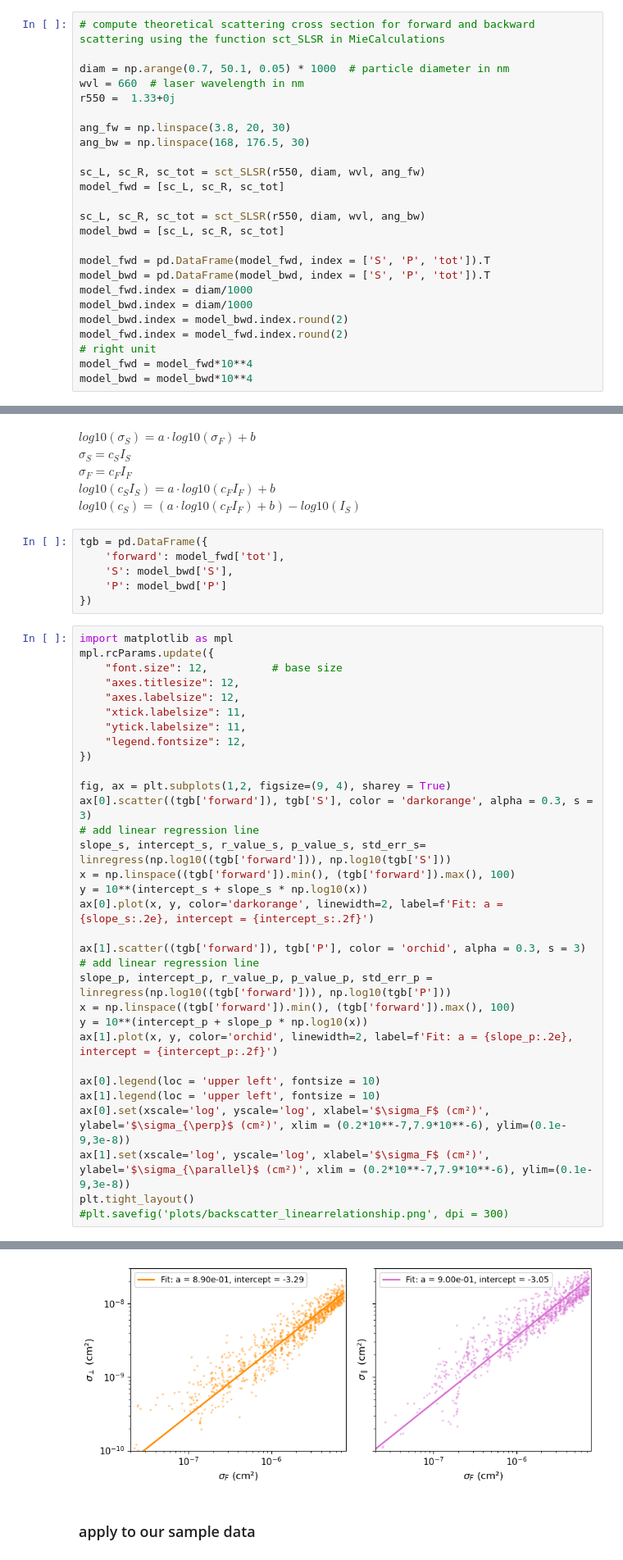
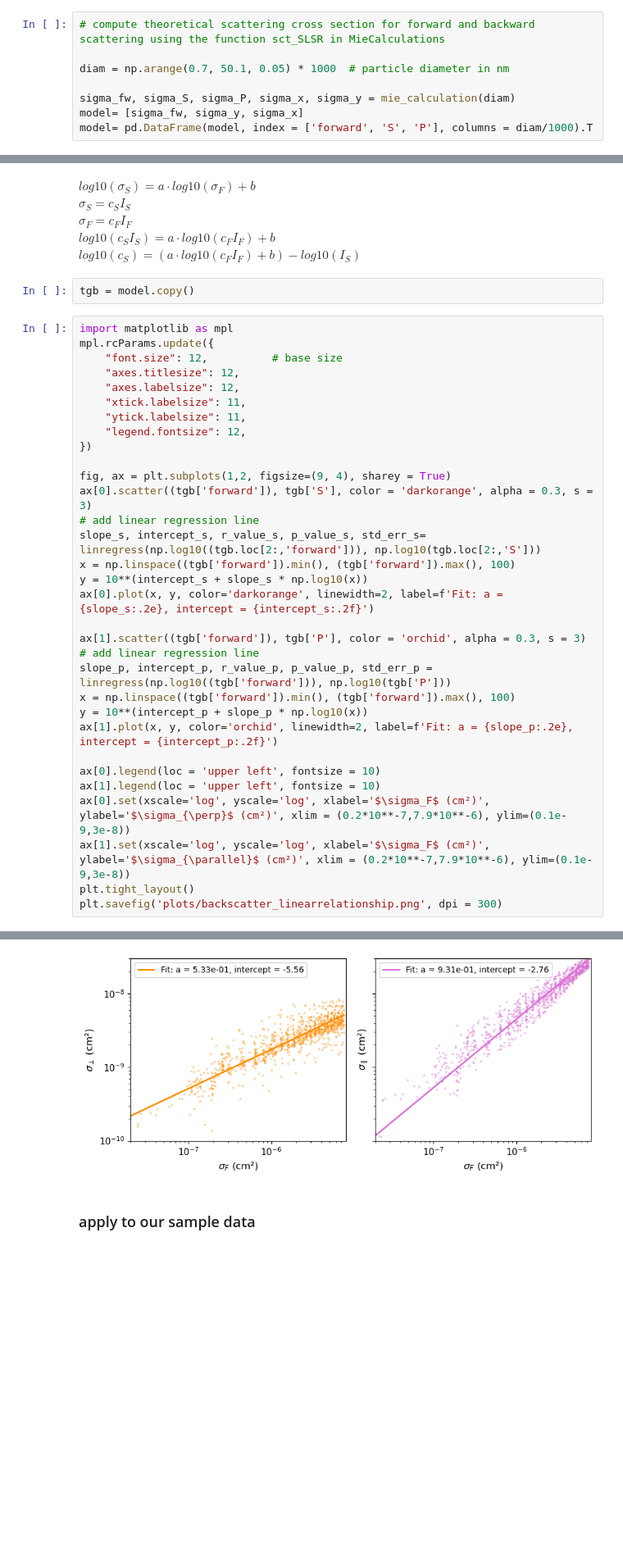
Before and after one commit to leahab/instrumentation-GFAS, a Jupyter notebook: calibrations/autocalibration_II_III.ipynb, the cells around one changed output, grey strips where cells are left out. Shown at 82% size. Cells and saved outputs as stored; diff of their text form; blank space fills up the shorter version.

```diff
--- a/calibrations/autocalibration_II_III.ipynb
+++ b/calibrations/autocalibration_II_III.ipynb
@@ -75,24 +75,7 @@ wick = sizing_model(wick)
 # compute theoretical scattering cross section for forward and backward scattering using the function sct_SLSR in MieCalculations
 
 diam = np.arange(0.7, 50.1, 0.05) * 1000  # particle diameter in nm
-wvl = 660  # laser wavelength in nm
-r550 =  1.33+0j
 
-ang_fw = np.linspace(3.8, 20, 30)
-ang_bw = np.linspace(168, 176.5, 30)
-
-sc_L, sc_R, sc_tot = sct_SLSR(r550, diam, wvl, ang_fw)
-model_fwd = [sc_L, sc_R, sc_tot]
-
-sc_L, sc_R, sc_tot = sct_SLSR(r550, diam, wvl, ang_bw)
-model_bwd = [sc_L, sc_R, sc_tot]
-
-model_fwd = pd.DataFrame(model_fwd, index = ['S', 'P', 'tot']).T
-model_bwd = pd.DataFrame(model_bwd, index = ['S', 'P', 'tot']).T
-model_fwd.index = diam/1000
-model_bwd.index = diam/1000
-model_bwd.index = model_bwd.index.round(2)
-model_fwd.index = model_fwd.index.round(2)
-# right unit
-model_fwd = model_fwd*10**4
-model_bwd = model_bwd*10**4
+sigma_fw, sigma_S, sigma_P, sigma_x, sigma_y = mie_calculation(diam)
+model= [sigma_fw, sigma_y, sigma_x]
+model= pd.DataFrame(model, index = ['forward', 'S', 'P'], columns = diam/1000).T
@@ -176,11 +159,7 @@ $ \sigma_F = c_F I_F $ \
 $ log10(c_S I_S) = a \cdot log10(c_F I_F )+b$ \
 $ log10(c_S) = (a \cdot log10(c_F I_F )+b)-log10(I_S)$
 # %%
-tgb = pd.DataFrame({
-    'forward': model_fwd['tot'],
-    'S': model_bwd['S'],
-    'P': model_bwd['P']
-})
+tgb = model.copy()
 # %%
 import matplotlib as mpl
 mpl.rcParams.update({
@@ -195,7 +174,7 @@ mpl.rcParams.update({
 fig, ax = plt.subplots(1,2, figsize=(9, 4), sharey = True)
 ax[0].scatter((tgb['forward']), tgb['S'], color = 'darkorange', alpha = 0.3, s = 3)
 # add linear regression line
-slope_s, intercept_s, r_value_s, p_value_s, std_err_s= linregress(np.log10((tgb['forward'])), np.log10(tgb['S']))
+slope_s, intercept_s, r_value_s, p_value_s, std_err_s= linregress(np.log10((tgb.loc[2:,'forward'])), np.log10(tgb.loc[2:,'S']))
 x = np.linspace((tgb['forward']).min(), (tgb['forward']).max(), 100)
 y = 10**(intercept_s + slope_s * np.log10(x))
 ax[0].plot(x, y, color='darkorange', linewidth=2, label=f'Fit: a = {slope_s:.2e}, intercept = {intercept_s:.2f}')
@@ -212,5 +191,5 @@ ax[1].legend(loc = 'upper left', fontsize = 10)
 ax[0].set(xscale='log', yscale='log', xlabel='$\sigma_F$ (cm²)', ylabel='$\sigma_{\perp}$ (cm²)', xlim = (0.2*10**-7,7.9*10**-6), ylim=(0.1e-9,3e-8))
 ax[1].set(xscale='log', yscale='log', xlabel='$\sigma_F$ (cm²)', ylabel='$\sigma_{\parallel}$ (cm²)', xlim = (0.2*10**-7,7.9*10**-6), ylim=(0.1e-9,3e-8))
 plt.tight_layout()
-#plt.savefig('plots/backscatter_linearrelationship.png', dpi = 300)
+plt.savefig('plots/backscatter_linearrelationship.png', dpi = 300)
 # %% [output]
@@ -217,4 +197,4 @@ plt.tight_layout()
-[figure, old version]
+[figure, new version]
 # %% [markdown]
 ### apply to our sample data
 # %%
```
Also changed, not shown: parts of 33 cells of this notebook, 13 other files.
